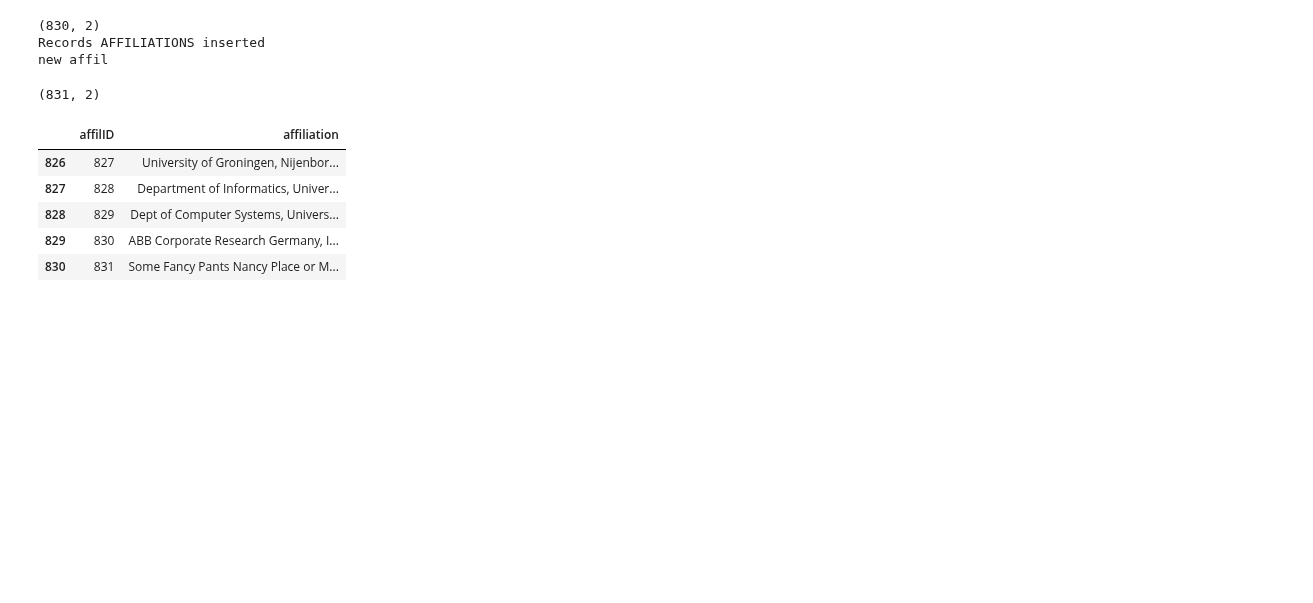
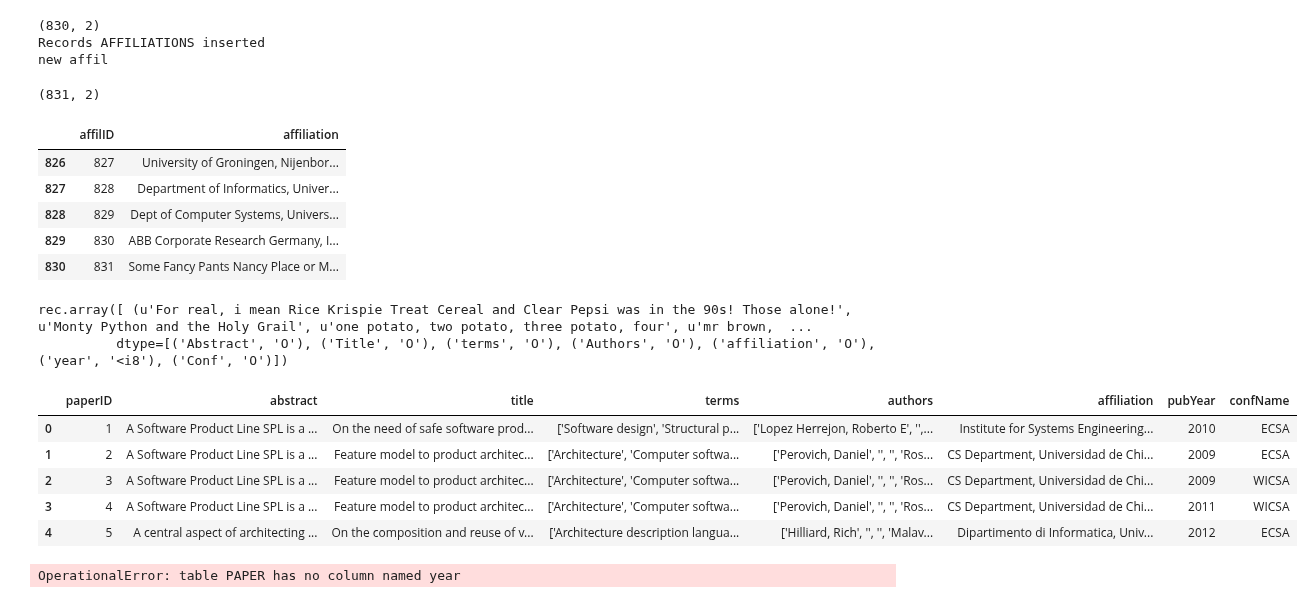
Before and after one commit to noveroa/DataBases, a Jupyter notebook: sqlStart/sql_jsonCommands.ipynb, the cells around one changed output. Cells and saved outputs as stored; diff of their text form; code cells hidden in the pictures; blank space fills up the shorter version.

Commit message:
Insert Paper Functionality

```diff
--- a/sqlStart/sql_jsonCommands.ipynb
+++ b/sqlStart/sql_jsonCommands.ipynb
@@ -389,0 +364,14 @@ conn.close()
+# %%
+j[['Abstract', 'Title', 'terms', 'Authors', 'affiliation', 'year', 'Conf']].to_records(index = False)
+# %% [output]
+rec.array([ (u'For real, i mean Rice Krispie Treat Cereal and Clear Pepsi was in the 90s! Those alone!', u'Monty Python and the Holy Grail', u'one potato, two potato, three potato, four', u'mr brown,  ...
+          dtype=[('Abstract', 'O'), ('Title', 'O'), ('terms', 'O'), ('Authors', 'O'), ('affiliation', 'O'), ('year', '<i8'), ('Conf', 'O')])
+# %%
+pap.head()
+# %% [output]
+|  | paperID | abstract | title | terms | authors | affiliation | pubYear | confName |
+| 0 | 1 | A Software Product Line SPL is a ... | On the need of safe software prod... | ['Software design', 'Structural p... | ['Lopez Herrejon, Roberto E', '',... | Institute for Systems Engineering... | 2010 | ECSA |
+| 1 | 2 | A Software Product Line SPL is a ... | Feature model to product architec... | ['Architecture', 'Computer softwa... | ['Perovich, Daniel', '', '', 'Ros... | CS Department, Universidad de Chi... | 2009 | ECSA |
+| 2 | 3 | A Software Product Line SPL is a ... | Feature model to product architec... | ['Architecture', 'Computer softwa... | ['Perovich, Daniel', '', '', 'Ros... | CS Department, Universidad de Chi... | 2009 | WICSA |
+| 3 | 4 | A Software Product Line SPL is a ... | Feature model to product architec... | ['Architecture', 'Computer softwa... | ['Perovich, Daniel', '', '', 'Ros... | CS Department, Universidad de Chi... | 2011 | WICSA |
+| 4 | 5 | A central aspect of architecting ... | On the composition and reuse of v... | ['Architecture description langua... | ['Hilliard, Rich', '', '', 'Malav... | Dipartimento di Informatica, Univ... | 2012 | ECSA |
@@ -389,0 +393,5 @@ conn.close()
+# %%
+j
+insert_toTable2(mydb, j[['Abstract', 'Title', 'terms', 'Authors', 'affiliation', 'year', 'Conf']], 'PAPER')
+# %% [output]
+OperationalError: table PAPER has no column named year
```
Also changed, not shown: parts of 9 cells of this notebook, 2 other files.
